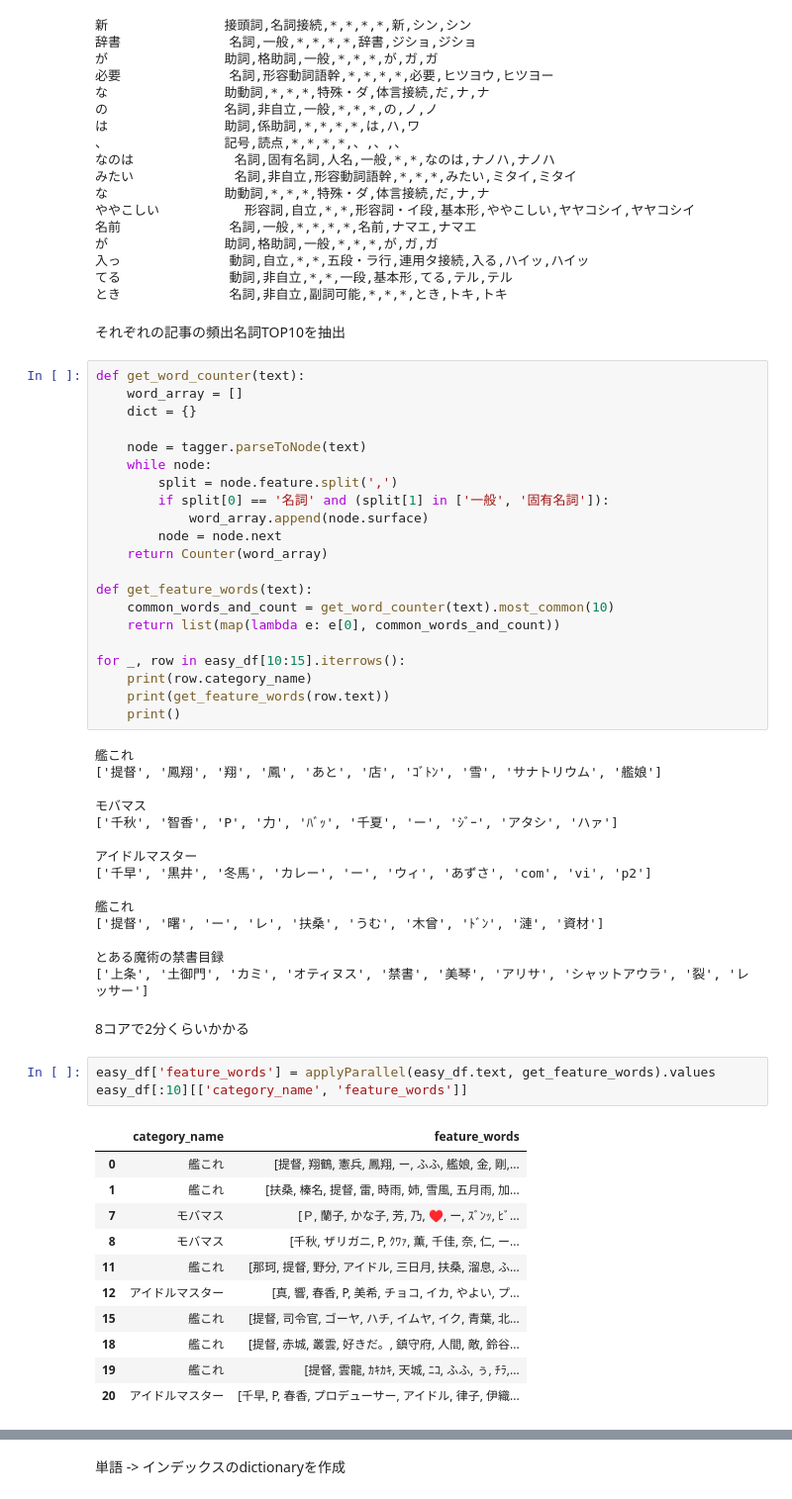
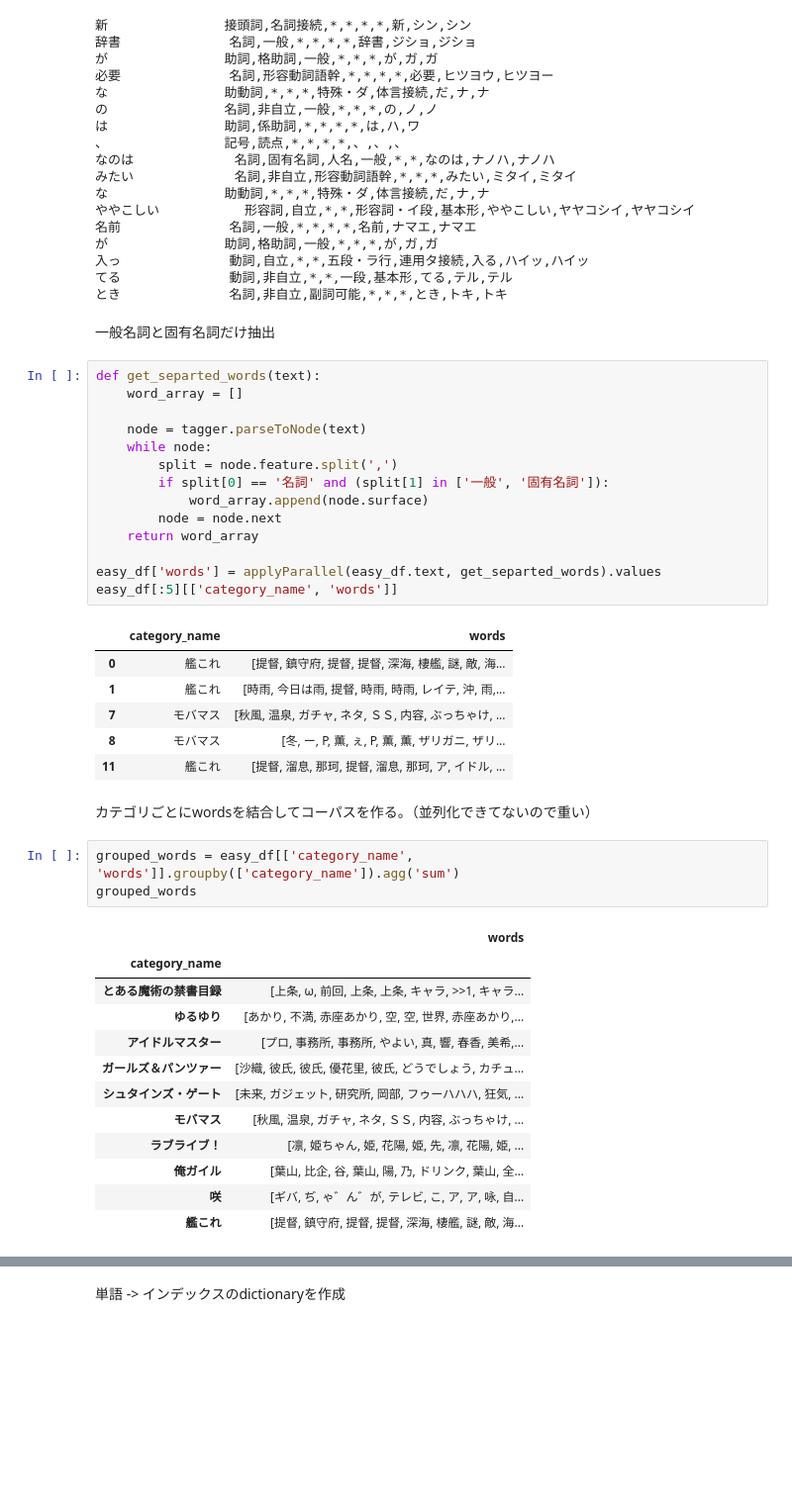
Before and after one commit to takayuky/ss_categorize, a Jupyter notebook: tfidf.ipynb, the cells around one changed output, grey strips where cells are left out. Shown at 99% size. Cells and saved outputs as stored; diff of their text form; blank space fills up the shorter version.

```diff
--- a/categorize.ipynb
+++ b/tfidf.ipynb
@@ -177,12 +173,11 @@ while node and node.surface:
 入っ              動詞,自立,*,*,五段・ラ行,連用タ接続,入る,ハイッ,ハイッ
 てる              動詞,非自立,*,*,一段,基本形,てる,テル,テル
 とき              名詞,非自立,副詞可能,*,*,*,とき,トキ,トキ
-# %% [markdown]
-それぞれの記事の頻出名詞TOP10を抽出
+# %% [markdown]
+一般名詞と固有名詞だけ抽出
 # %%
-def get_word_counter(text):
+def get_separted_words(text):
     word_array = []
-    dict = {}
 
     node = tagger.parseToNode(text)
     while node:
@@ -190,45 +185,32 @@ def get_word_counter(text):
         if split[0] == '名詞' and (split[1] in ['一般', '固有名詞']):
             word_array.append(node.surface)
         node = node.next
-    return Counter(word_array)
+    return word_array
 
-def get_feature_words(text):
-    common_words_and_count = get_word_counter(text).most_common(10)
-    return list(map(lambda e: e[0], common_words_and_count))
-
-for _, row in easy_df[10:15].iterrows():
-    print(row.category_name)
-    print(get_feature_words(row.text))
-    print()
+easy_df['words'] = applyParallel(easy_df.text, get_separted_words).values
+easy_df[:5][['category_name', 'words']]
 # %% [output]
-艦これ
-['提督', '鳳翔', '翔', '鳳', 'あと', '店', 'ｺﾞﾄﾝ', '雪', 'サナトリウム', '艦娘']
-
-モバマス
-['千秋', '智香', 'P', '力', 'ﾊﾞｯ', '千夏', 'ー', 'ｼﾞｰ', 'アタシ', 'ハァ']
-
-アイドルマスター
-['千早', '黒井', '冬馬', 'カレー', 'ー', 'ウィ', 'あずさ', 'com', 'vi', 'p2']
-
-艦これ
-['提督', '曙', 'ー', 'レ', '扶桑', 'うむ', '木曾', 'ﾄﾞﾝ', '漣', '資材']
-
-とある魔術の禁書目録
-['上条', '土御門', 'カミ', 'オティヌス', '禁書', '美琴', 'アリサ', 'シャットアウラ', '裂', 'レッサー']
+|  | category_name | words |
+| 0 | 艦これ | [提督, 鎮守府, 提督, 提督, 深海, 棲艦, 謎, 敵, 海... |
+| 1 | 艦これ | [時雨, 今日は雨, 提督, 時雨, 時雨, レイテ, 沖, 雨,... |
+| 7 | モバマス | [秋風, 温泉, ガチャ, ネタ, ＳＳ, 内容, ぶっちゃけ, ... |
+| 8 | モバマス | [冬, ー, P, 薫, ぇ, P, 薫, 薫, ザリガニ, ザリ... |
+| 11 | 艦これ | [提督, 溜息, 那珂, 提督, 溜息, 那珂, ア, イドル, ... |
-# %% [markdown]
-8コアで2分くらいかかる
-# %%
-easy_df['feature_words'] = applyParallel(easy_df.text, get_feature_words).values
-easy_df[:10][['category_name', 'feature_words']]
-# %% [output]
-|  | category_name | feature_words |
-| 0 | 艦これ | [提督, 翔鶴, 憲兵, 鳳翔, ー, ふふ, 艦娘, 金, 剛,... |
-| 1 | 艦これ | [扶桑, 榛名, 提督, 雷, 時雨, 姉, 雪風, 五月雨, 加... |
-| 7 | モバマス | [Ｐ, 蘭子, かな子, 芳, 乃, ♥, ー, ｽﾞﾝｯ, ﾋﾞ... |
-| 8 | モバマス | [千秋, ザリガニ, P, ｸﾜｧ, 薫, 千佳, 奈, 仁, ー... |
-| 11 | 艦これ | [那珂, 提督, 野分, アイドル, 三日月, 扶桑, 溜息, ふ... |
-| 12 | アイドルマスター | [真, 響, 春香, P, 美希, チョコ, イカ, やよい, プ... |
-| 15 | 艦これ | [提督, 司令官, ゴーヤ, ハチ, イムヤ, イク, 青葉, 北... |
-| 18 | 艦これ | [提督, 赤城, 叢雲, 好きだ。, 鎮守府, 人間, 敵, 鈴谷... |
-| 19 | 艦これ | [提督, 雲龍, ｶｷｶｷ, 天城, ﾆｺ, ふふ, ぅ, ﾁﾗ,... |
-| 20 | アイドルマスター | [千早, P, 春香, プロデューサー, アイドル, 律子, 伊織... |
+# %% [markdown]
+カテゴリごとにwordsを結合してコーパスを作る。（並列化できてないので重い）
+# %%
+grouped_words = easy_df[['category_name', 'words']].groupby(['category_name']).agg('sum')
+grouped_words
+# %% [output]
+|  | words |
+| category_name |  |
+| とある魔術の禁書目録 | [上条, ω, 前回, 上条, 上条, キャラ, >>1, キャラ... |
+| ゆるゆり | [あかり, 不満, 赤座あかり, 空, 空, 世界, 赤座あかり,... |
+| アイドルマスター | [プロ, 事務所, 事務所, やよい, 真, 響, 春香, 美希,... |
+| ガールズ＆パンツァー | [沙織, 彼氏, 彼氏, 優花里, 彼氏, どうでしょう, カチュ... |
+| シュタインズ・ゲート | [未来, ガジェット, 研究所, 岡部, フゥーハハハ, 狂気, ... |
+| モバマス | [秋風, 温泉, ガチャ, ネタ, ＳＳ, 内容, ぶっちゃけ, ... |
+| ラブライブ！ | [凛, 姫ちゃん, 姫, 花陽, 姫, 先, 凛, 花陽, 姫, ... |
+| 俺ガイル | [葉山, 比企, 谷, 葉山, 陽, 乃, ドリンク, 葉山, 全... |
+| 咲 | [ギバ, ぢ, ゃ゛ん゛が, テレビ, こ, ア, ア, 咏, 自... |
+| 艦これ | [提督, 鎮守府, 提督, 提督, 深海, 棲艦, 謎, 敵, 海... |
```
Also changed, not shown: parts of 29 cells of this notebook, 1 other file.
